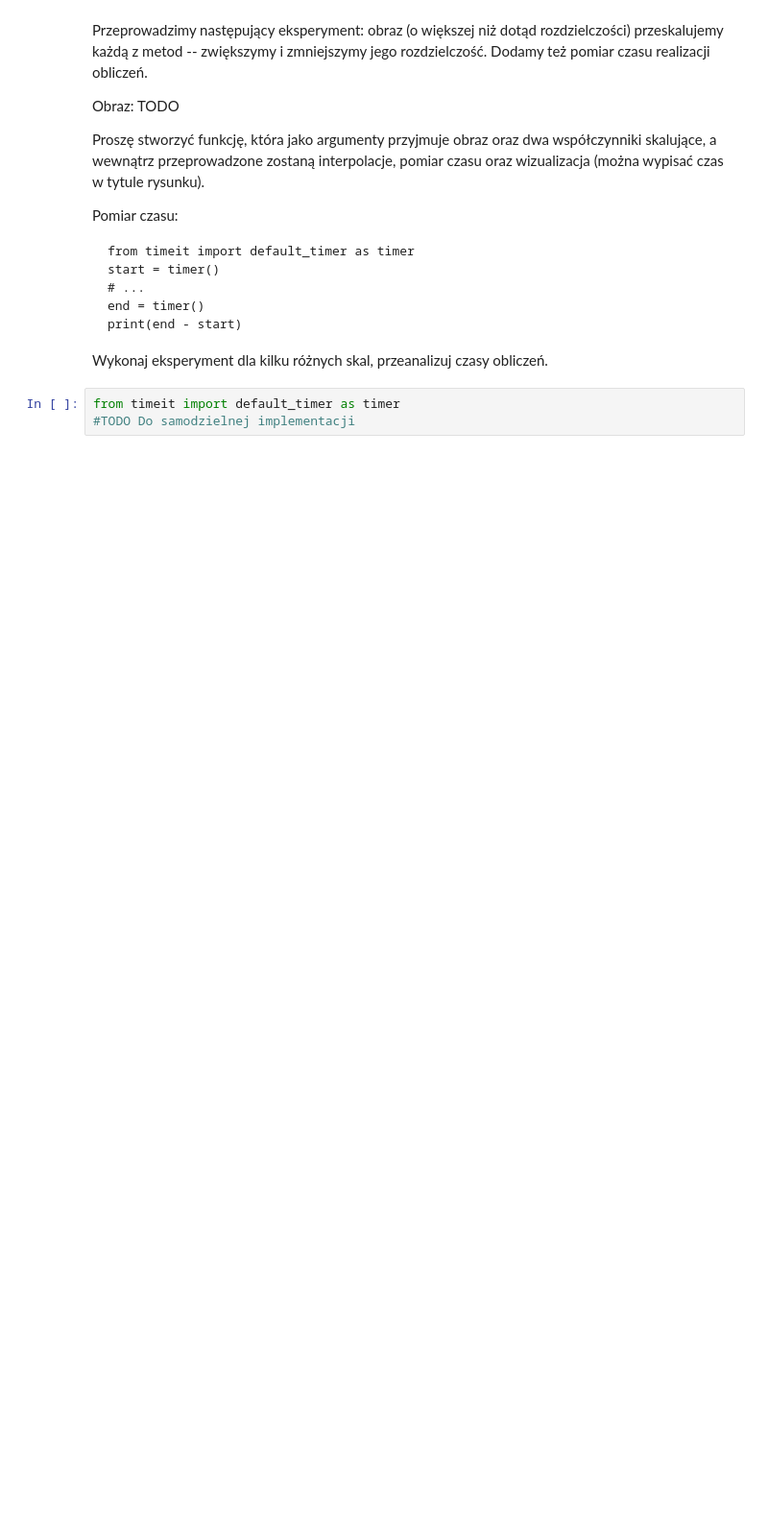
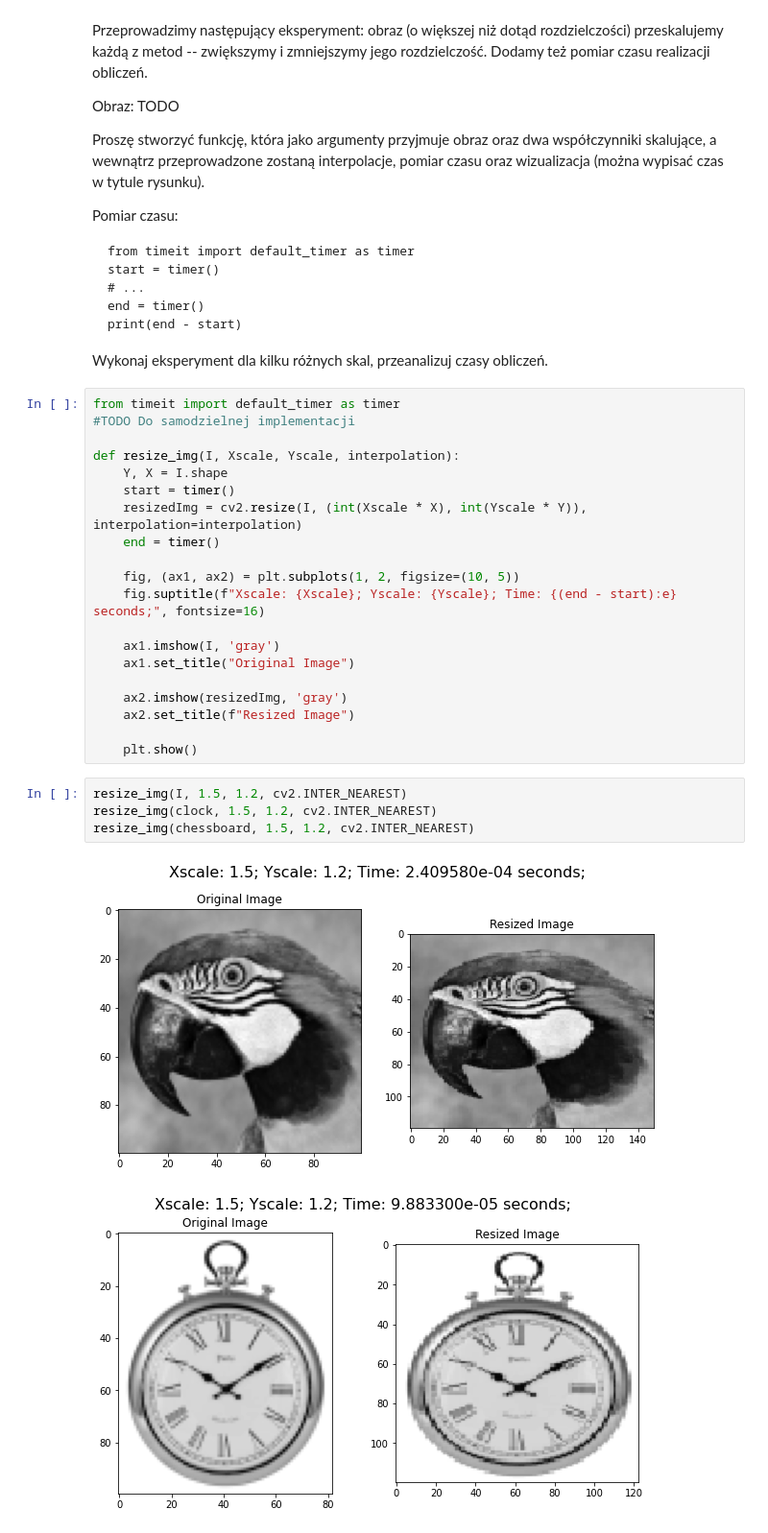
Before and after one commit to djmmatracki/ComputerVision, a Jupyter notebook: Resolution/05_resolution.ipynb, the cells around one changed output. Shown at 96% size. Cells and saved outputs as stored; diff of their text form; blank space fills up the shorter version.

````diff
--- a/Resolution/05_resolution.ipynb
+++ b/Resolution/05_resolution.ipynb
@@ -340,6 +340,30 @@ print(end - start)
 ```
 
 Wykonaj eksperyment dla kilku różnych skal, przeanalizuj czasy obliczeń.
-# %%
-from timeit import default_timer as timer
-#TODO Do samodzielnej implementacji
+# %%
+from timeit import default_timer as timer
+#TODO Do samodzielnej implementacji
+
+def resize_img(I, Xscale, Yscale, interpolation):
+    Y, X = I.shape
+    start = timer()
+    resizedImg = cv2.resize(I, (int(Xscale * X), int(Yscale * Y)), interpolation=interpolation)
+    end = timer()
+
+    fig, (ax1, ax2) = plt.subplots(1, 2, figsize=(10, 5))
+    fig.suptitle(f"Xscale: {Xscale}; Yscale: {Yscale}; Time: {(end - start):e} seconds;", fontsize=16)
+
+    ax1.imshow(I, 'gray')
+    ax1.set_title("Original Image")
+
+    ax2.imshow(resizedImg, 'gray')
+    ax2.set_title(f"Resized Image")
+
+    plt.show()
+# %%
+resize_img(I, 1.5, 1.2, cv2.INTER_NEAREST)
+resize_img(clock, 1.5, 1.2, cv2.INTER_NEAREST)
+resize_img(chessboard, 1.5, 1.2, cv2.INTER_NEAREST)
+# %% [output]
+[figure, added]
+[figure, added]
````
Also changed, not shown: parts of 9 cells of this notebook.
